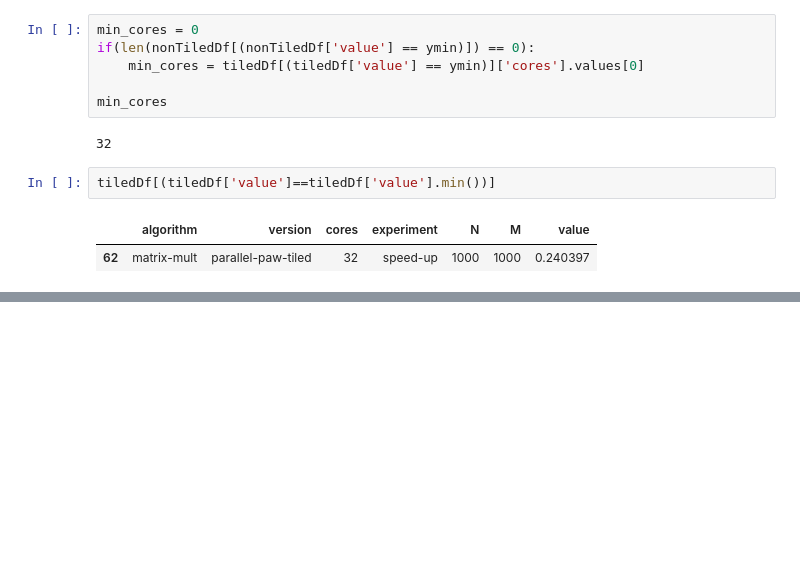
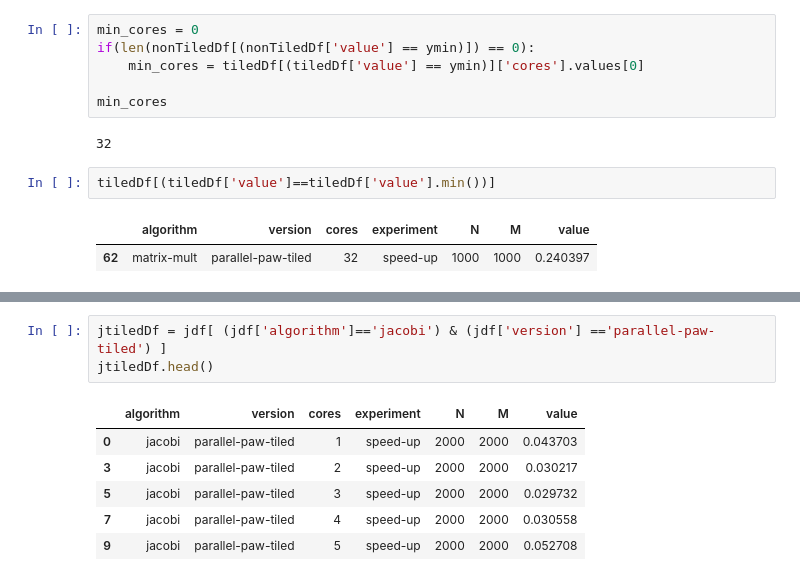
Before and after one commit to mgltorsa/Cetus-Paw-Tiling-Experiments, a Jupyter notebook: tiling/Tiling experiments and measurements.ipynb, the cells around one changed output, grey strips where cells are left out. Drawn from its saved outputs; the diff is of its cells as text; blank space fills up the shorter version.

```diff
--- a/tiling/Tiling experiments and measurements.ipynb
+++ b/tiling/Tiling experiments and measurements.ipynb
@@ -144,0 +174,10 @@ No artists with labels found to put in legend.  Note that artists whose label st
+# %%
+jtiledDf = jdf[ (jdf['algorithm']=='jacobi') & (jdf['version'] =='parallel-paw-tiled') ]
+jtiledDf.head()
+# %% [output]
+|  | algorithm | version | cores | experiment | N | M | value |
+| 0 | jacobi | parallel-paw-tiled | 1 | speed-up | 2000 | 2000 | 0.043703 |
+| 3 | jacobi | parallel-paw-tiled | 2 | speed-up | 2000 | 2000 | 0.030217 |
+| 5 | jacobi | parallel-paw-tiled | 3 | speed-up | 2000 | 2000 | 0.029732 |
+| 7 | jacobi | parallel-paw-tiled | 4 | speed-up | 2000 | 2000 | 0.030558 |
+| 9 | jacobi | parallel-paw-tiled | 5 | speed-up | 2000 | 2000 | 0.052708 |
```
Also changed, not shown: parts of 6 cells of this notebook, 24 other files.
